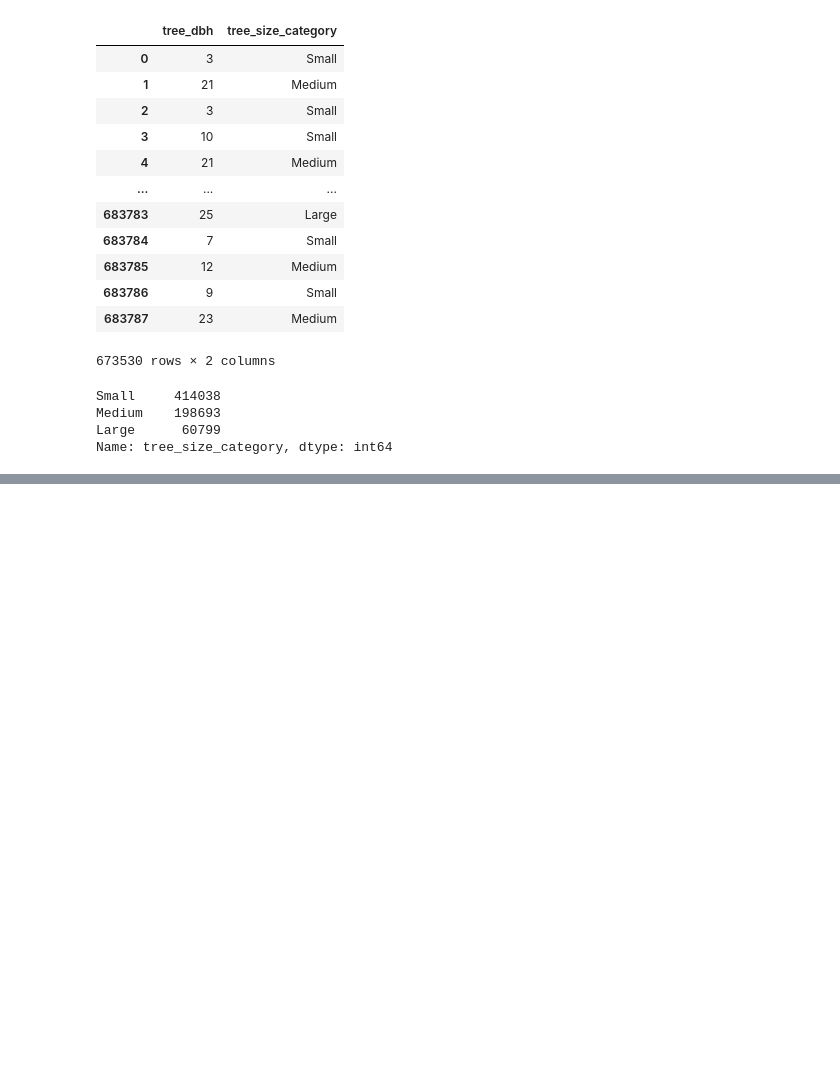
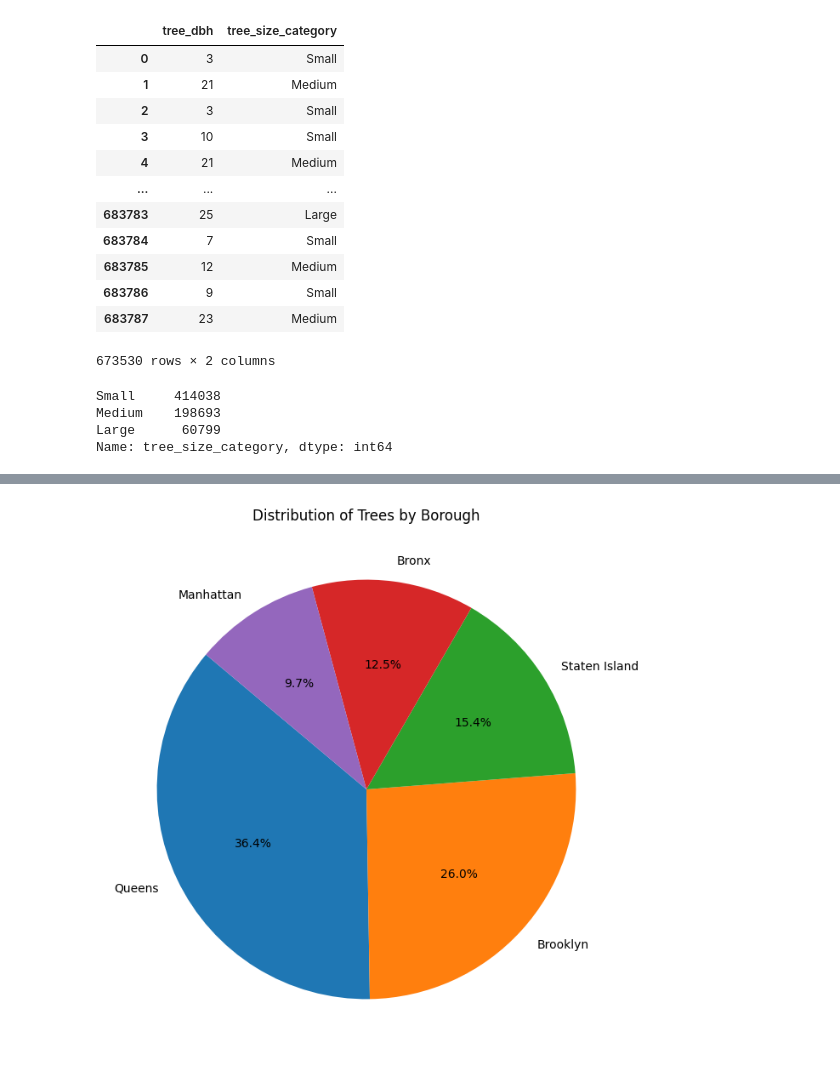
Before and after one commit to asha8r/2015-Street-Tree-Census, a Jupyter notebook: 2015_Street_Tree_Census.ipynb, the cells around one changed output, grey strips where cells are left out. Saved outputs shown, nothing was run; the diff lists cells and outputs as text; code cells hidden in the pictures; blank space fills up the shorter version.

```diff
--- a/2015_Street_Tree_Census.ipynb
+++ b/2015_Street_Tree_Census.ipynb
@@ -340,0 +379,8 @@ street_tree_no_outliers.head()
+# %%
+plt.figure(figsize=(8, 8))
+borough_distribution.plot(kind='pie', autopct='%1.1f%%', startangle=140)
+plt.title('Distribution of Trees by Borough')
+plt.ylabel('')
+plt.show()
+# %% [output]
+[figure, added]
```
Also changed, not shown: parts of 6 cells of this notebook.
